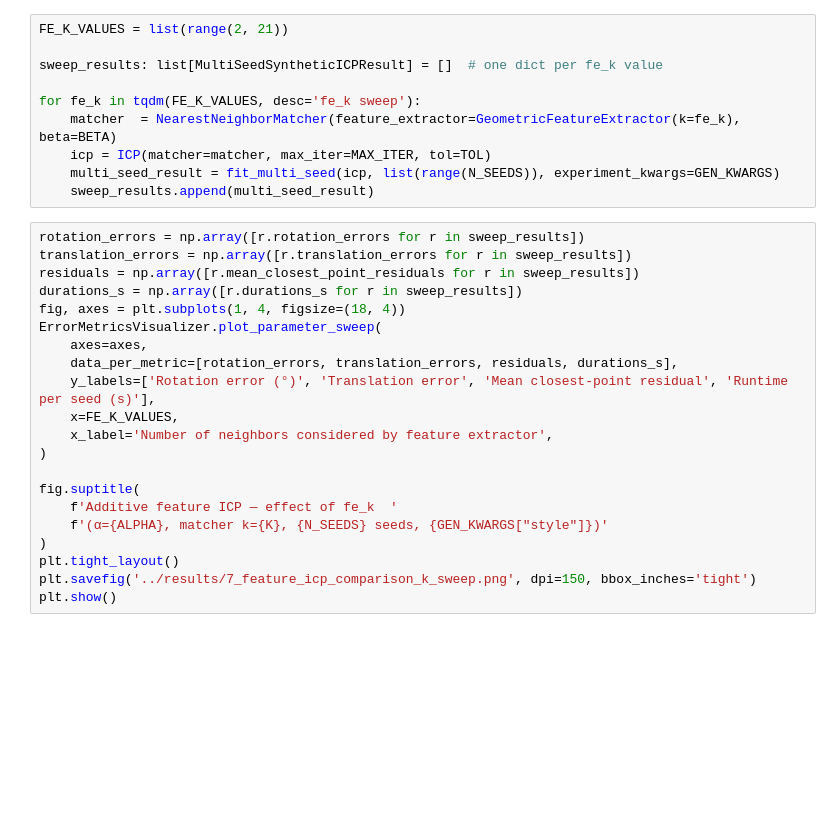
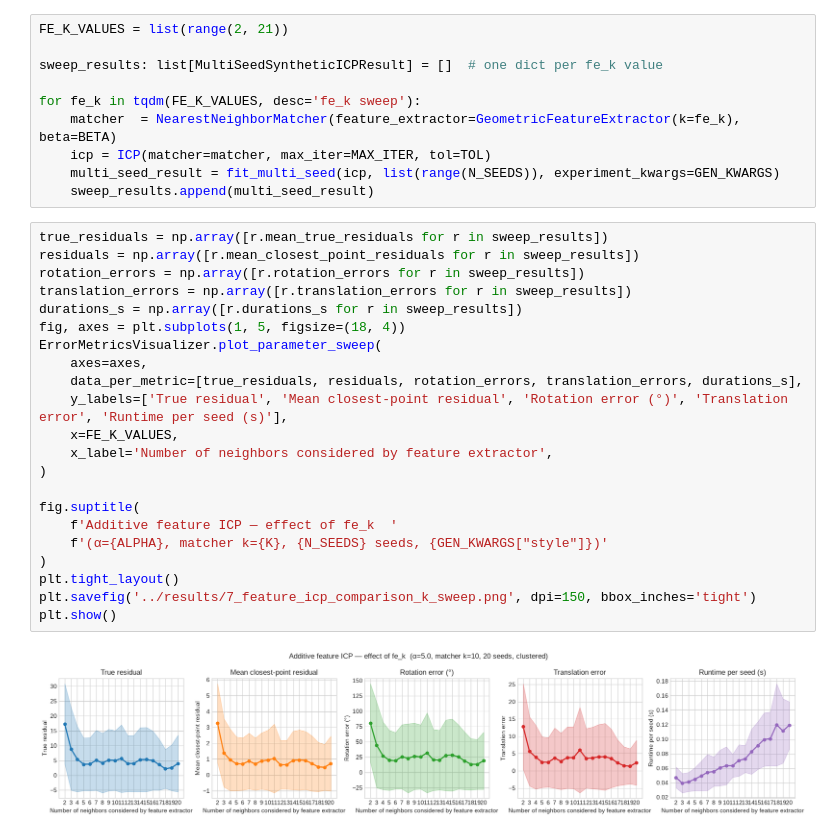
Before and after one commit to AdrianDegenkolb/TransformationRecovery, a Jupyter notebook: notebooks/7_feature_icp_comparison.ipynb, the cells around one changed output. Drawn from its saved outputs; the diff is of its cells as text; blank space fills up the shorter version.

```diff
--- a/notebooks/7_feature_icp_comparison.ipynb
+++ b/notebooks/7_feature_icp_comparison.ipynb
@@ -241,23 +248,26 @@ for fe_k in tqdm(FE_K_VALUES, desc='fe_k sweep'):
     multi_seed_result = fit_multi_seed(icp, list(range(N_SEEDS)), experiment_kwargs=GEN_KWARGS)
     sweep_results.append(multi_seed_result)
 # %%
+true_residuals = np.array([r.mean_true_residuals for r in sweep_results])
+residuals = np.array([r.mean_closest_point_residuals for r in sweep_results])
 rotation_errors = np.array([r.rotation_errors for r in sweep_results])
 translation_errors = np.array([r.translation_errors for r in sweep_results])
-residuals = np.array([r.mean_closest_point_residuals for r in sweep_results])
 durations_s = np.array([r.durations_s for r in sweep_results])
-fig, axes = plt.subplots(1, 4, figsize=(18, 4))
+fig, axes = plt.subplots(1, 5, figsize=(18, 4))
 ErrorMetricsVisualizer.plot_parameter_sweep(
     axes=axes,
-    data_per_metric=[rotation_errors, translation_errors, residuals, durations_s],
-    y_labels=['Rotation error (°)', 'Translation error', 'Mean closest-point residual', 'Runtime per seed (s)'],
+    data_per_metric=[true_residuals, residuals, rotation_errors, translation_errors, durations_s],
+    y_labels=['True residual', 'Mean closest-point residual', 'Rotation error (°)', 'Translation error', 'Runtime per seed (s)'],
     x=FE_K_VALUES,
     x_label='Number of neighbors considered by feature extractor',
 )
 
 fig.suptitle(
     f'Additive feature ICP — effect of fe_k  '
     f'(α={ALPHA}, matcher k={K}, {N_SEEDS} seeds, {GEN_KWARGS["style"]})'
 )
 plt.tight_layout()
 plt.savefig('../results/7_feature_icp_comparison_k_sweep.png', dpi=150, bbox_inches='tight')
 plt.show()
+# %% [output]
+[figure, added]
```
Also changed, not shown: parts of 2 cells of this notebook, 47 other files.
